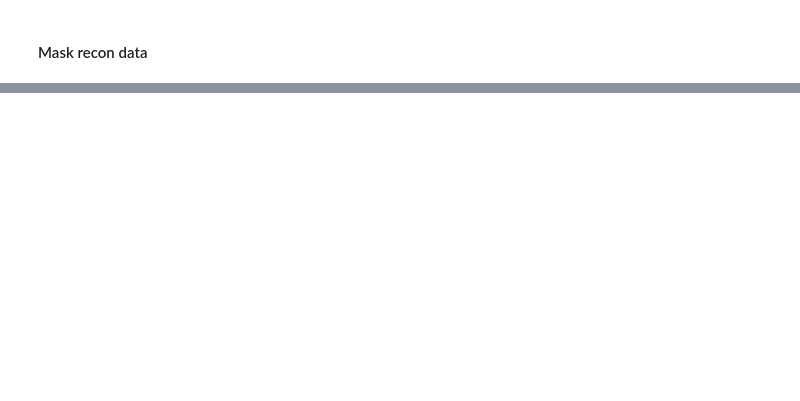
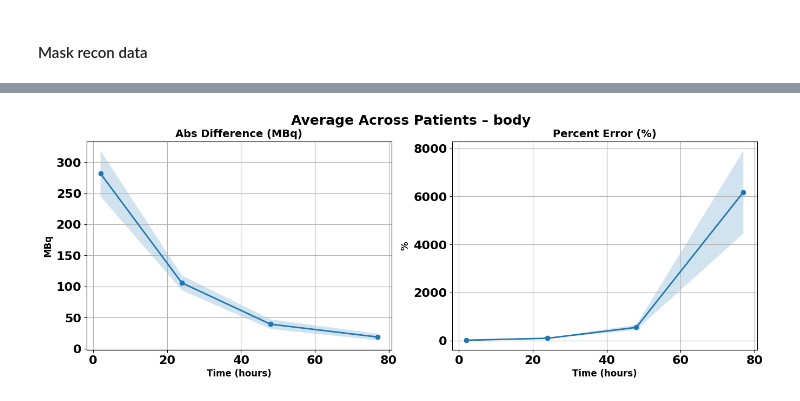
Before and after one commit to qurit/Theranostic-Virtual-Patient-Pipeline, a Jupyter notebook: multi_patient_analysis_script.ipynb, the cells around one changed output, grey strips where cells are left out. Saved outputs shown, nothing was run; the diff lists cells and outputs as text; code cells hidden in the pictures; blank space fills up the shorter version.

```diff
--- a/multi_patient_analysis_script.ipynb
+++ b/multi_patient_analysis_script.ipynb
@@ -132,6 +117,8 @@ if show_plot:
 # %% [markdown]
 ## ATN Map and Activity Maps
 # %%
+show_results = False # Set to True to display the results
+
 shape = None     # set to something (non-None) if you want to skip computing
 spacing = None   # set to something (non-None) if you want to skip computing
 
@@ -184,16 +171,13 @@ if shape is None or spacing is None:
 
         shape_list.append(new_shape_zyx)
         spacing_list.append(new_spacing_zyx_cm)
-
-        print(
-            f"{os.path.basename(output_folder)} | scale={scale:.4f} "
-            f"| shape_zyx={new_shape_zyx} | spacing_zyx_cm={new_spacing_zyx_cm}"
-        )
+        if show_results:
+            print(
+                f"{os.path.basename(output_folder)} | scale={scale:.4f} "
+                f"| shape_zyx={new_shape_zyx} | spacing_zyx_cm={new_spacing_zyx_cm}"
+            )
 
     if shape is None:
         shape = shape_list
     if spacing is None:
         spacing = spacing_list
-
-print("Shape for all patients (z,y,x):", shape)
-print("Spacing for all patients (cm, z,y,x):", spacing)
@@ -373,6 +324,7 @@ if show_plot:
 
 
         plt.show()
+        break
 # %% [markdown]
 ## Comparison Study
 # %% [markdown]
@@ -397,6 +349,8 @@ for i, output_folder in enumerate(output_folders):
     pbpk_prefix = pbpk_params["name"]
 
     rois = config['spect_preprocessing']['roi_subset']
+    rois.append('body')
+
 
     base_path = os.path.join(output_folder, pbpk_subdir)
 
@@ -592,0 +714,80 @@ if show_plot:
+# %%
+skip_roi = []
+skip_last_frame = True   #blows up
+
+with open(config_files[0], encoding="utf-8") as f:
+    config0 = json.loads(json_minify(f.read()))
+frames = list(config0["pbpk"]["FrameStartTimes"])
+if skip_last_frame:
+    frames = frames[:-1]
+t_spect_hr = np.array([f / 60.0 for f in frames], dtype=float)
+
+roi_sets = []
+for i in range(len(output_folders)):
+    roi_sets.append(set(differences_tac[i].keys()))
+common_rois = set.intersection(*roi_sets)
+common_rois = sorted([r.lower() for r in common_rois if r.lower() not in skip_roi])
+
+print("ROIs to plot:", common_rois)
+
+avg_diff = {}   # roi -> (n_frames,) mean abs difference MBq
+avg_err  = {}   # roi -> (n_frames,) mean % error
+std_diff = {}   # roi -> (n_frames,) std
+std_err  = {}   # roi -> (n_frames,) std
+
+n_patients = len(output_folders)
+n_frames = len(frames)
+
+for roi in common_rois:
+    diff_stack = np.full((n_patients, n_frames), np.nan, dtype=float)
+    err_stack  = np.full((n_patients, n_frames), np.nan, dtype=float)
+
+    for p in range(n_patients):
+        d = np.asarray(differences_tac[p][roi], dtype=float)
+        e = np.asarray(error_percentage_tac[p][roi], dtype=float)
+
+        # enforce same frame length and apply skip_last_frame
+        d = d[:n_frames]
+        e = e[:n_frames]
+
+        diff_stack[p, :] = np.abs(d)   # absolute difference
+        err_stack[p, :]  = e
+
+    avg_diff[roi] = np.nanmean(diff_stack, axis=0)
+    avg_err[roi]  = np.nanmean(err_stack, axis=0)
+    std_diff[roi] = np.nanstd(diff_stack, axis=0)
+    std_err[roi]  = np.nanstd(err_stack, axis=0)
+
+# ---- plot per ROI (one figure per ROI): left = abs diff, right = % error ----
+for roi in common_rois:
+    fig, axes = plt.subplots(1, 2, figsize=(16, 5))
+    fig.suptitle(f"Average Across Patients – {roi}", fontsize=18, fontweight="bold")
+
+    # Absolute differences
+    axes[0].plot(t_spect_hr, avg_diff[roi], marker="o", linewidth=2)
+    axes[0].fill_between(
+        t_spect_hr,
+        avg_diff[roi] - std_diff[roi],
+        avg_diff[roi] + std_diff[roi],
+        alpha=0.2
+    )
+    axes[0].set_title("Abs Difference (MBq)", fontsize=14, fontweight="bold")
+    axes[0].set_xlabel("Time (hours)", fontsize=12, fontweight="bold")
+    axes[0].set_ylabel("MBq", fontsize=12, fontweight="bold")
+    axes[0].grid(True)
+
+    # Percentage errors
+    axes[1].plot(t_spect_hr, avg_err[roi], marker="o", linewidth=2)
+    axes[1].fill_between(
+        t_spect_hr,
+        avg_err[roi] - std_err[roi],
+        avg_err[roi] + std_err[roi],
+        alpha=0.2
+    )
+    axes[1].set_title("Percent Error (%)", fontsize=14, fontweight="bold")
+    axes[1].set_xlabel("Time (hours)", fontsize=12, fontweight="bold")
+    axes[1].set_ylabel("%", fontsize=12, fontweight="bold")
+    axes[1].grid(True)
+
+    plt.show()
+# %% [output]
@@ -592,0 +795 @@ if show_plot:
+[figure, added]
```
Also changed, not shown: parts of 34 cells of this notebook, 1 other file.
